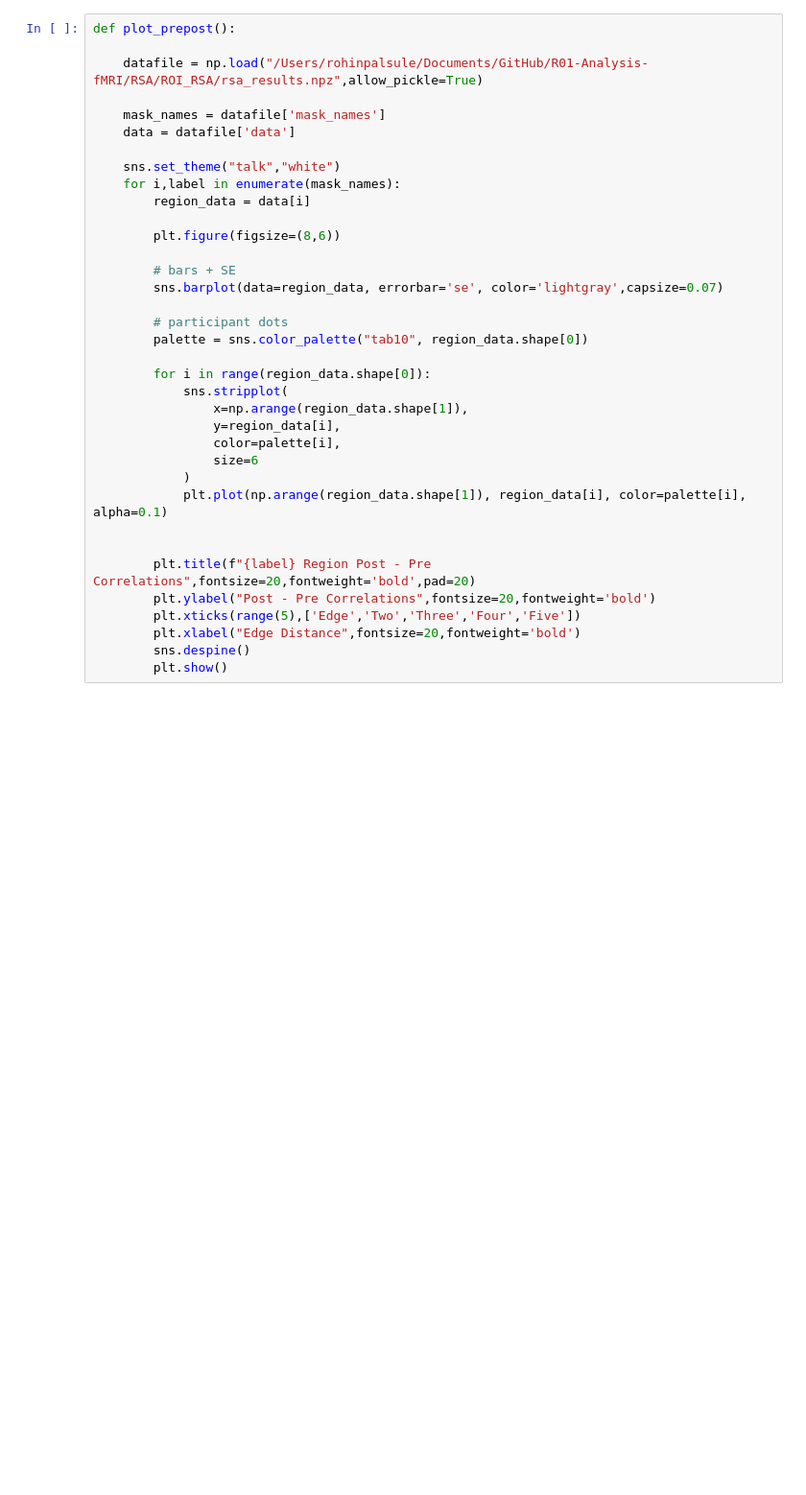
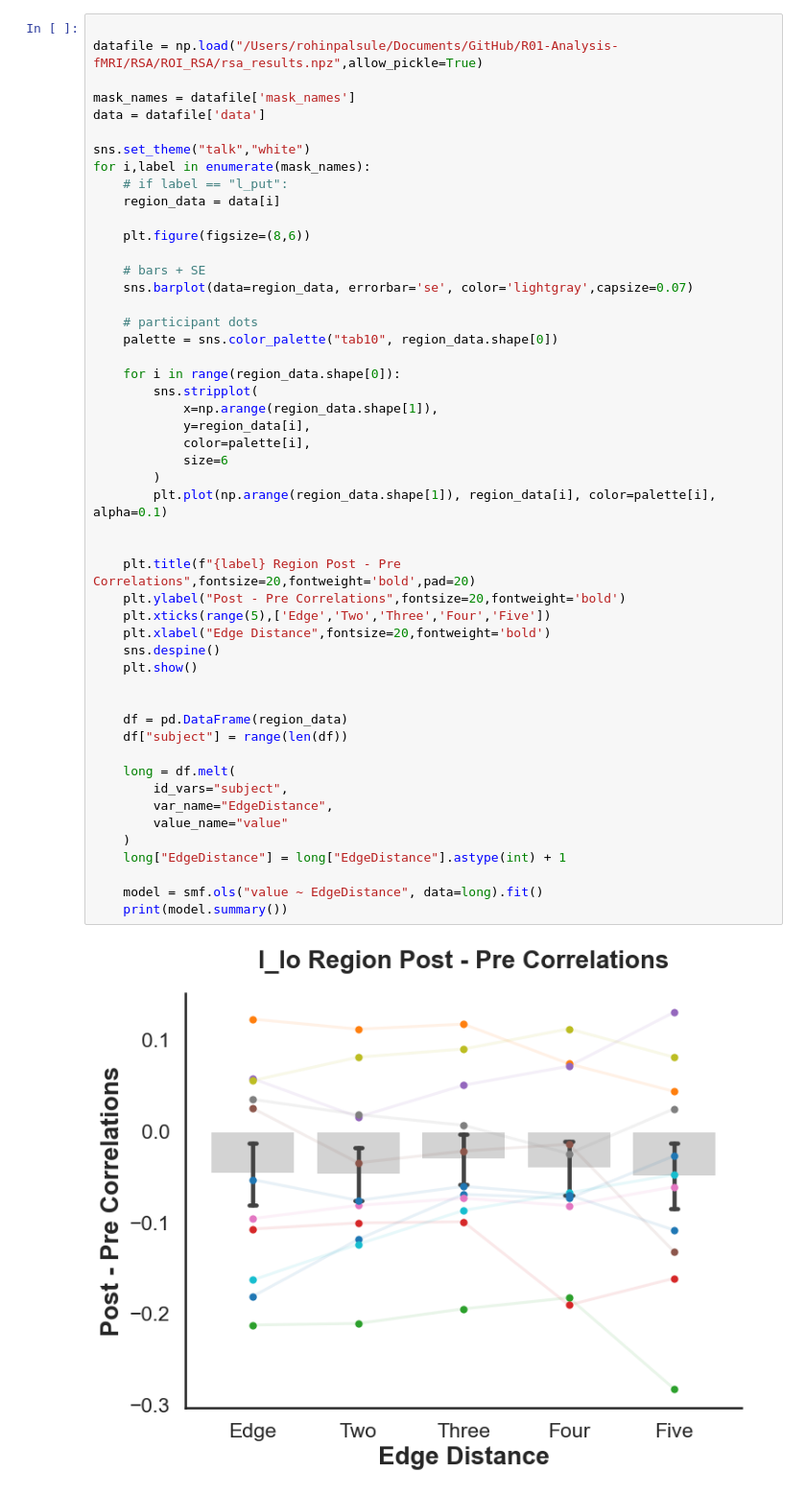
Before and after one commit to RohinPalsule/R01-Analysis-fMRI, a Jupyter notebook: RSA/roi_rsa_analysis.ipynb, the cells around one changed output. Shown at 96% size. Cells and saved outputs as stored; diff of their text form; blank space fills up the shorter version.

```diff
--- a/RSA/roi_rsa_analysis.ipynb
+++ b/RSA/roi_rsa_analysis.ipynb
@@ -5,36 +7,52 @@ import matplotlib.pyplot as plt
 # %%
-def plot_prepost():
 
-    datafile = np.load("/Users/rohinpalsule/Documents/GitHub/R01-Analysis-fMRI/RSA/ROI_RSA/rsa_results.npz",allow_pickle=True)
+datafile = np.load("/Users/rohinpalsule/Documents/GitHub/R01-Analysis-fMRI/RSA/ROI_RSA/rsa_results.npz",allow_pickle=True)
 
-    mask_names = datafile['mask_names']
-    data = datafile['data']
+mask_names = datafile['mask_names']
+data = datafile['data']
 
-    sns.set_theme("talk","white")
-    for i,label in enumerate(mask_names):
-        region_data = data[i]
+sns.set_theme("talk","white")
+for i,label in enumerate(mask_names):
+    # if label == "l_put":
+    region_data = data[i]
 
-        plt.figure(figsize=(8,6))
+    plt.figure(figsize=(8,6))
 
-        # bars + SE
-        sns.barplot(data=region_data, errorbar='se', color='lightgray',capsize=0.07)
+    # bars + SE
+    sns.barplot(data=region_data, errorbar='se', color='lightgray',capsize=0.07)
 
-        # participant dots
-        palette = sns.color_palette("tab10", region_data.shape[0])
+    # participant dots
+    palette = sns.color_palette("tab10", region_data.shape[0])
 
-        for i in range(region_data.shape[0]):
-            sns.stripplot(
-                x=np.arange(region_data.shape[1]),
-                y=region_data[i],
-                color=palette[i],
-                size=6
-            )
-            plt.plot(np.arange(region_data.shape[1]), region_data[i], color=palette[i], alpha=0.1)
+    for i in range(region_data.shape[0]):
+        sns.stripplot(
+            x=np.arange(region_data.shape[1]),
+            y=region_data[i],
+            color=palette[i],
+            size=6
+        )
+        plt.plot(np.arange(region_data.shape[1]), region_data[i], color=palette[i], alpha=0.1)
 
 
-        plt.title(f"{label} Region Post - Pre Correlations",fontsize=20,fontweight='bold',pad=20)
-        plt.ylabel("Post - Pre Correlations",fontsize=20,fontweight='bold')
-        plt.xticks(range(5),['Edge','Two','Three','Four','Five'])
-        plt.xlabel("Edge Distance",fontsize=20,fontweight='bold')
-        sns.despine()
-        plt.show()
+    plt.title(f"{label} Region Post - Pre Correlations",fontsize=20,fontweight='bold',pad=20)
+    plt.ylabel("Post - Pre Correlations",fontsize=20,fontweight='bold')
+    plt.xticks(range(5),['Edge','Two','Three','Four','Five'])
+    plt.xlabel("Edge Distance",fontsize=20,fontweight='bold')
+    sns.despine()
+    plt.show()
+
+
+    df = pd.DataFrame(region_data)
+    df["subject"] = range(len(df))
+
+    long = df.melt(
+        id_vars="subject",
+        var_name="EdgeDistance",
+        value_name="value"
+    )
+    long["EdgeDistance"] = long["EdgeDistance"].astype(int) + 1
+
+    model = smf.ols("value ~ EdgeDistance", data=long).fit()
+    print(model.summary())
+# %% [output]
+[figure, added]
```
Also changed, not shown: parts of 2 cells of this notebook, 1 other file.
